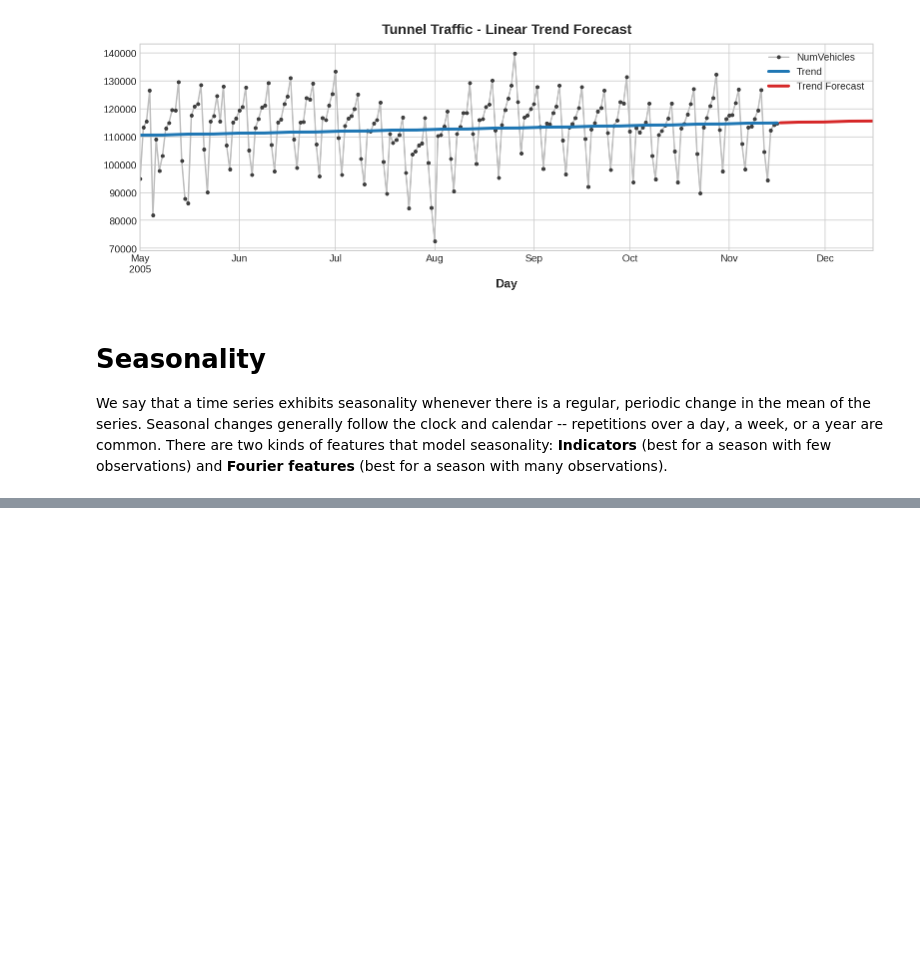
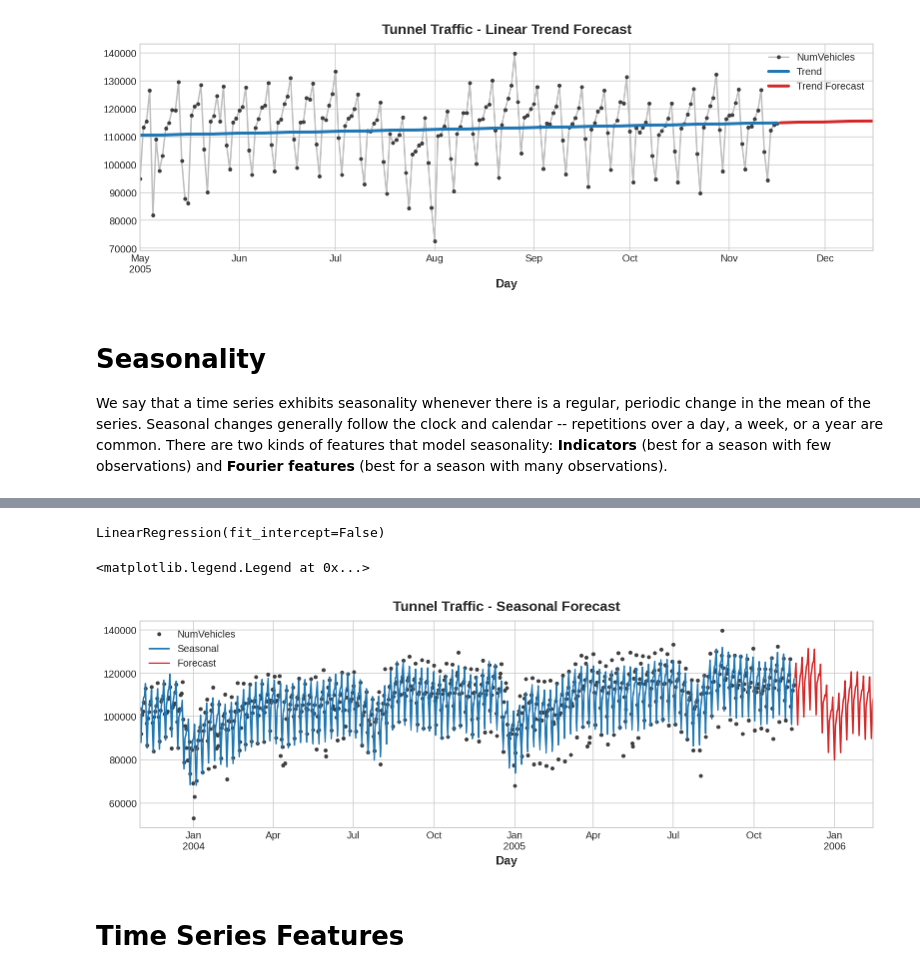
Before and after one commit to MiguelPimentel97/Exploratory_Data_Analysis, a Jupyter notebook: Time_Series.ipynb, the cells around one changed output, grey strips where cells are left out. Saved outputs shown, nothing was run; the diff lists cells and outputs as text; code cells hidden in the pictures; blank space fills up the shorter version.

```diff
--- a/Time_Series.ipynb
+++ b/Time_Series.ipynb
@@ -238,0 +412,4 @@ Seasonal indicators are binary features that represent seasonal differences in t
+# %%
+# Create features for dates in tunnel.index
+X = dp.in_sample()
+X.head()
@@ -238,0 +425,25 @@ Seasonal indicators are binary features that represent seasonal differences in t
+# %%
+# Create target variable
+y = tunnel['NumVehicles']
+# %%
+# Train and fit model
+model = LinearRegression(fit_intercept=False)
+model.fit(X, y)
+# %% [output]
+LinearRegression(fit_intercept=False)
+# %%
+# Create seasonal predictions
+y_pred = pd.Series(model.predict(X), index=y.index)
+
+# Create a 90-day forecast extrapolating beyond training data
+X_fore = dp.out_of_sample(steps=90)
+y_fore = pd.Series(model.predict(X_fore), index=X_fore.index)
+# %%
+# Plot everything!
+ax = y.plot(color='.25', style='.', title='Tunnel Traffic - Seasonal Forecast')
+y_pred.plot(ax=ax, label='Seasonal')
+y_fore.plot(ax=ax, label='Forecast', color='C3')
+ax.legend()
+# %% [output]
+<matplotlib.legend.Legend at 0x...>
+[figure, added]
@@ -238,0 +455,2 @@ Seasonal indicators are binary features that represent seasonal differences in t
+# %% [markdown]
+# Time Series Features
```
Also changed, not shown: parts of 68 cells of this notebook.
